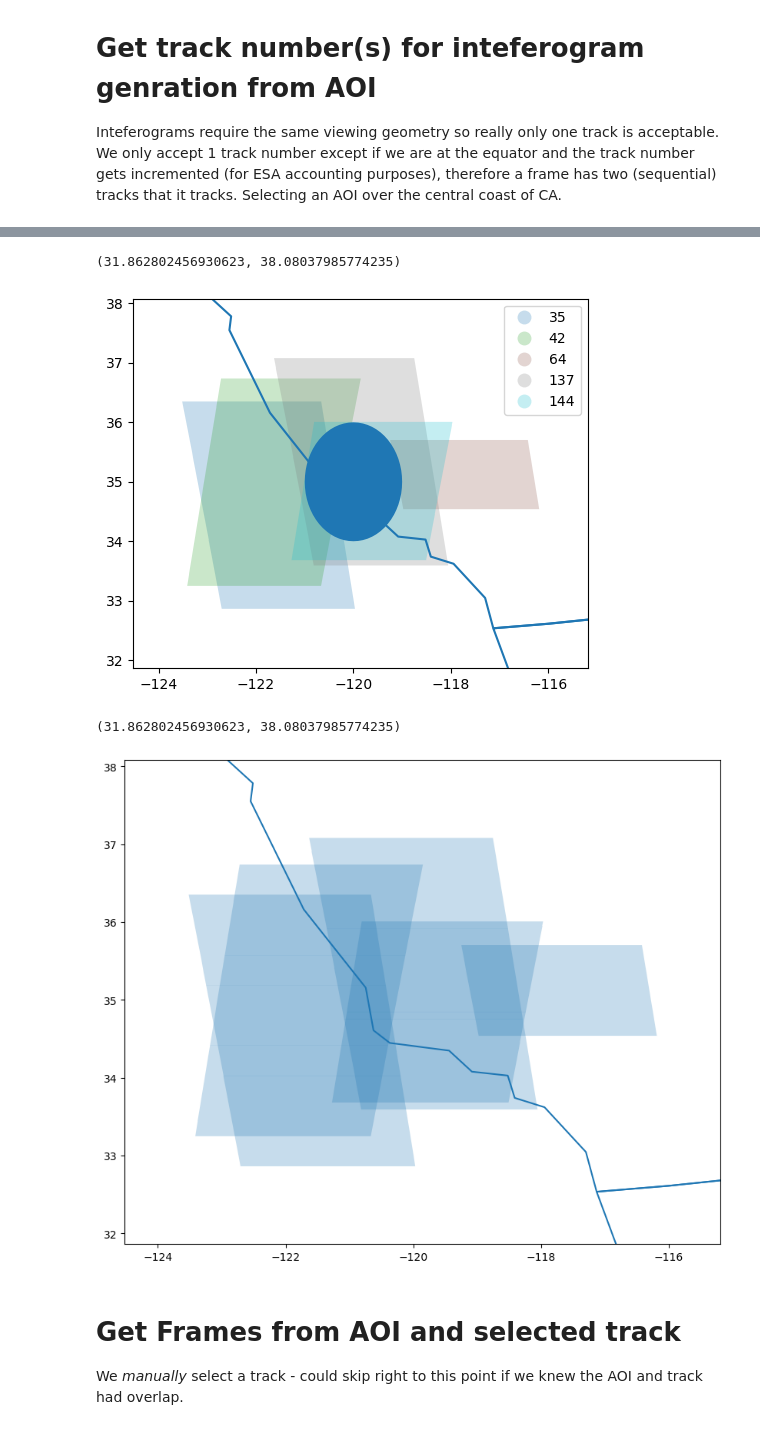
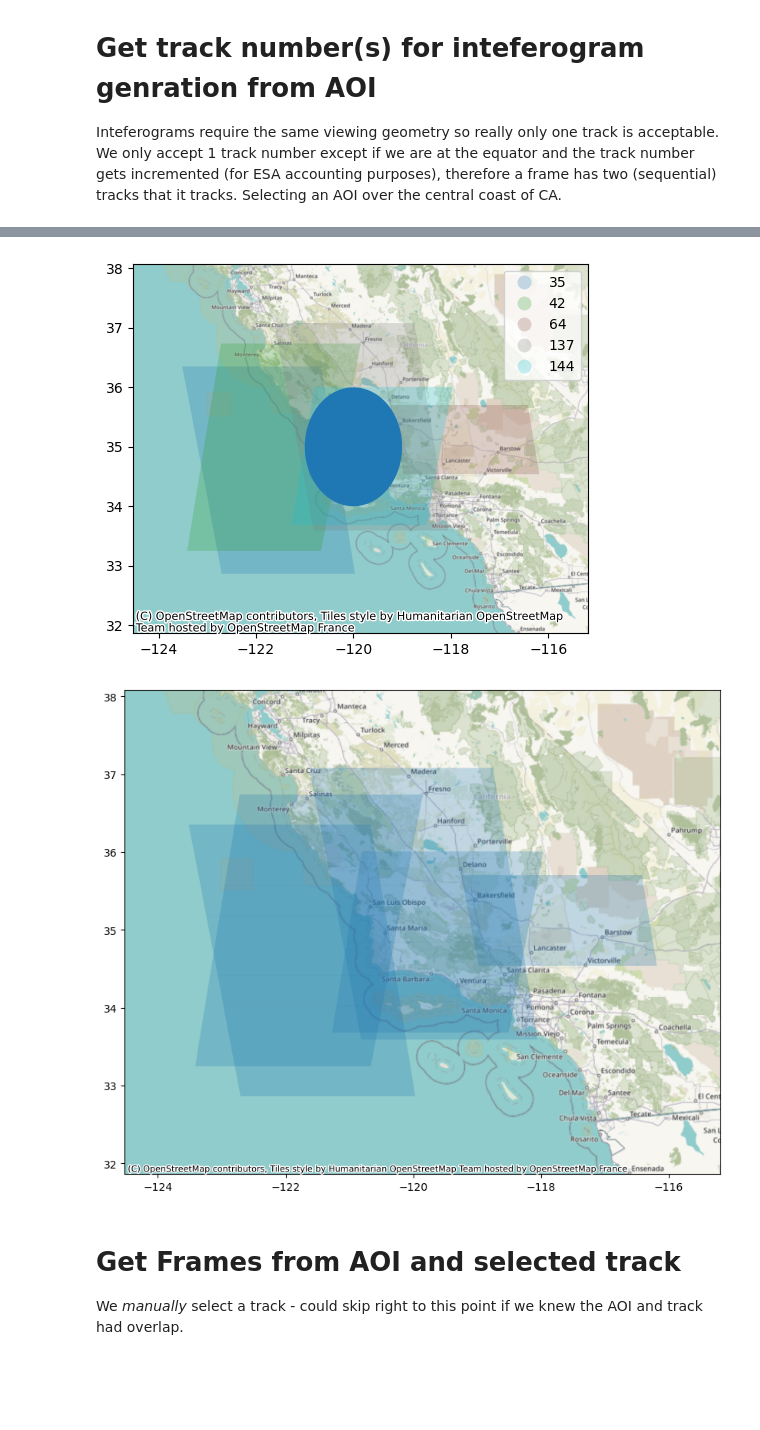
Before and after one commit to ACCESS-Cloud-Based-InSAR/s1_frame_enumerator, a Jupyter notebook: notebooks/Basic_Demo.ipynb, the cells around one changed output, grey strips where cells are left out. Drawn from its saved outputs; the diff is of its cells as text; code cells hidden in the pictures; blank space fills up the shorter version.

```diff
--- a/notebooks/Basic_Demo.ipynb
+++ b/notebooks/Basic_Demo.ipynb
@@ -50,7 +51,5 @@ df_frames_all.head()
 # %%
 fig, ax = plt.subplots()
-df_world = gpd.read_file(gpd.datasets.get_path('naturalearth_lowres'))
-df_world.boundary.plot(ax=ax)
 df_frames_by_track = df_frames_all.dissolve(by='track_number_min').reset_index(drop=False)
 df_frames_by_track.plot(ax=ax,
                         column='track_number_min',
@@ -61,23 +60,21 @@ df_aoi.plot(ax=ax)
 xmin, ymin, xmax, ymax = df_frames_by_track.total_bounds
 ax.set_xlim(xmin - 1, xmax + 1)
 ax.set_ylim(ymin - 1, ymax + 1)
+cx.add_basemap(ax, crs=df_frames_by_track.crs)
 # %% [output]
-(31.862802456930623, 38.08037985774235)
-[figure, old version]
+[figure, new version]
 # %%
 fig, ax = plt.subplots(figsize=(10, 10))
-df_world = gpd.read_file(gpd.datasets.get_path('naturalearth_lowres'))
-df_world.boundary.plot(ax=ax)
 df_frames_all.plot(ax=ax,
                         #column='track_numbers',
                         alpha=.25,
                         legend=True)
 xmin, ymin, xmax, ymax = df_frames_by_track.total_bounds
 ax.set_xlim(xmin - 1, xmax + 1)
 ax.set_ylim(ymin - 1, ymax + 1)
+cx.add_basemap(ax, crs=df_frames_by_track.crs)
 # %% [output]
-(31.862802456930623, 38.08037985774235)
-[figure, old version]
+[figure, new version]
 # %% [markdown]
 # Get Frames from AOI and selected track
 
```
Also changed, not shown: parts of 12 cells of this notebook, 3 other files.
